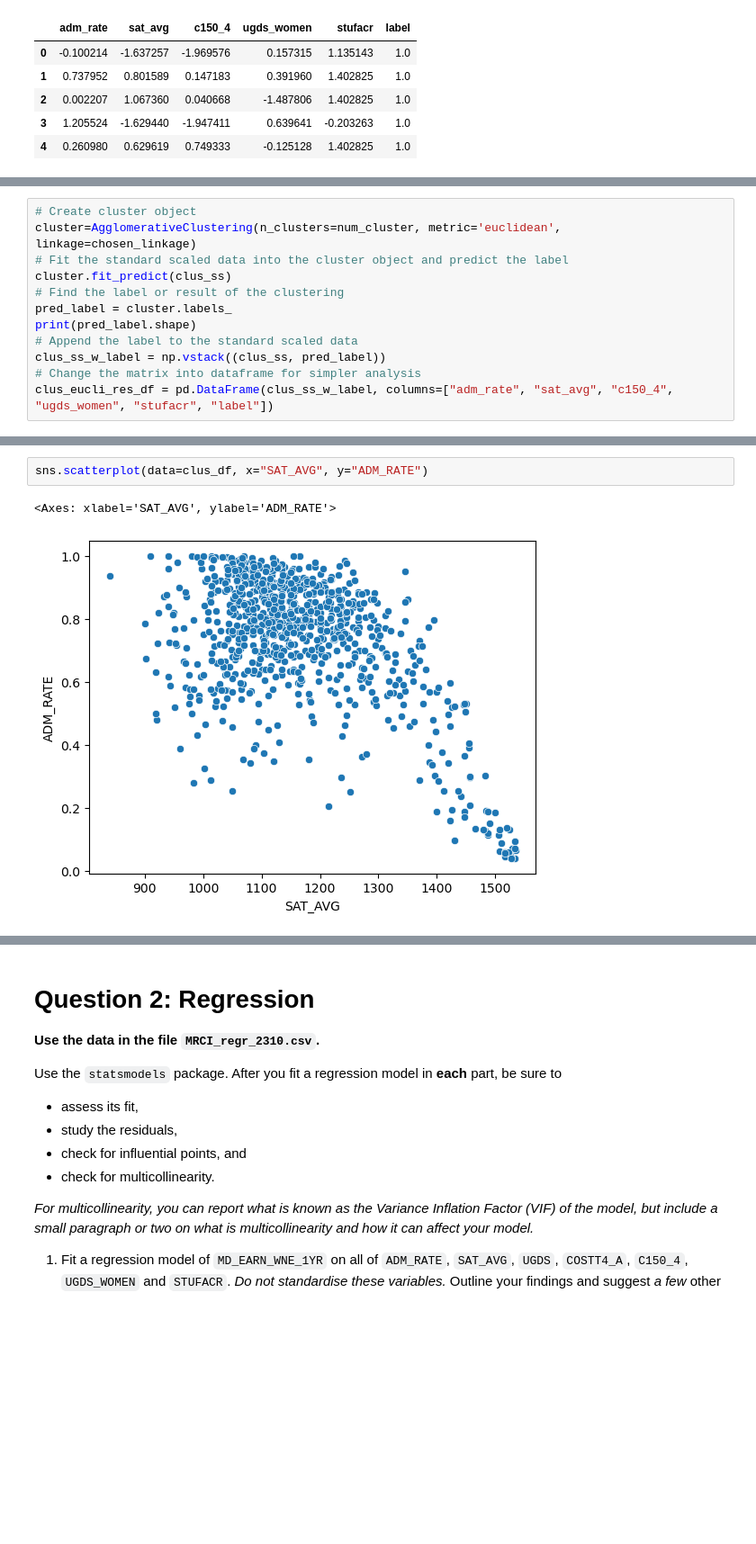
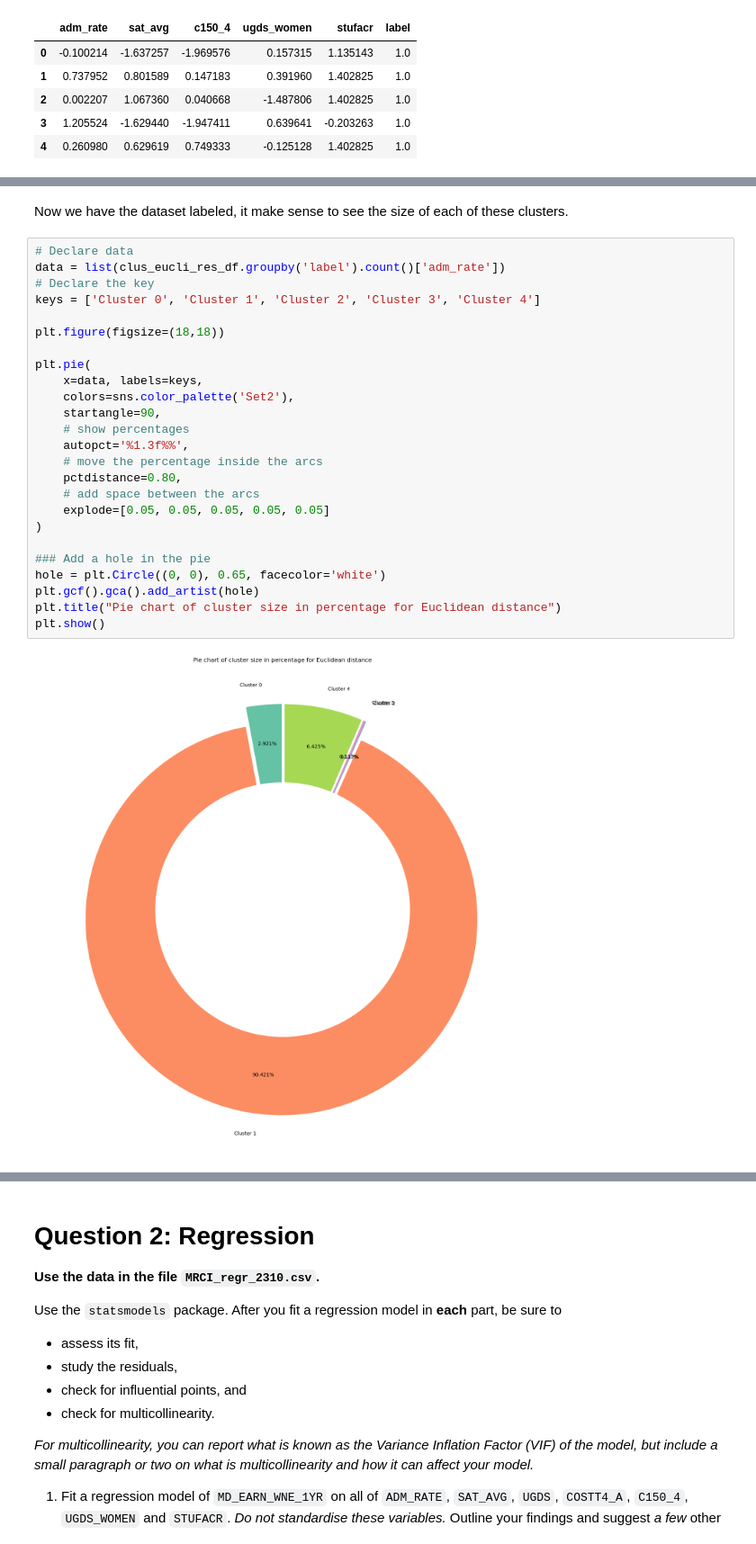
Before and after one commit to Luke-zm/Completed-Data-Courses-for-Masters, a Jupyter notebook: IND5003/take_home_exam/IND5003_THE_ZHONG_ZHIMING.ipynb, the cells around one changed output, grey strips where cells are left out. Shown at 90% size. Cells and saved outputs as stored; diff of their text form; blank space fills up the shorter version.

```diff
--- a/IND5003/take_home_exam/IND5003_THE_ZHONG_ZHIMING.ipynb
+++ b/IND5003/take_home_exam/IND5003_THE_ZHONG_ZHIMING.ipynb
@@ -513,12 +521,0 @@ clus_eucli_res_df.head()
-# %%
-# Create cluster object
-cluster=AgglomerativeClustering(n_clusters=num_cluster, metric='euclidean', linkage=chosen_linkage)
-# Fit the standard scaled data into the cluster object and predict the label
-cluster.fit_predict(clus_ss)
-# Find the label or result of the clustering
-pred_label = cluster.labels_
-print(pred_label.shape)
-# Append the label to the standard scaled data
-clus_ss_w_label = np.vstack((clus_ss, pred_label))
-# Change the matrix into dataframe for simpler analysis
-clus_eucli_res_df = pd.DataFrame(clus_ss_w_label, columns=["adm_rate", "sat_avg", "c150_4", "ugds_women", "stufacr", "label"])
@@ -662,5 +522,29 @@ sns.boxplot(x=clus_df["C150_4"])
-# %%
-sns.scatterplot(data=clus_df, x="SAT_AVG", y="ADM_RATE")
-# %% [output]
-<Axes: xlabel='SAT_AVG', ylabel='ADM_RATE'>
-[figure, removed]
+# %% [markdown]
+Now we have the dataset labeled, it make sense to see the size of each of these clusters.
+# %%
+# Declare data
+data = list(clus_eucli_res_df.groupby('label').count()['adm_rate'])
+# Declare the key
+keys = ['Cluster 0', 'Cluster 1', 'Cluster 2', 'Cluster 3', 'Cluster 4']
+
+plt.figure(figsize=(18,18))
+
+plt.pie(
+    x=data, labels=keys,
+    colors=sns.color_palette('Set2'),
+    startangle=90,
+    # show percentages
+    autopct='%1.3f%%',
+    # move the percentage inside the arcs
+    pctdistance=0.80,
+    # add space between the arcs
+    explode=[0.05, 0.05, 0.05, 0.05, 0.05]
+)
+
+### Add a hole in the pie
+hole = plt.Circle((0, 0), 0.65, facecolor='white')
+plt.gcf().gca().add_artist(hole)
+plt.title("Pie chart of cluster size in percentage for Euclidean distance")
+plt.show()
+# %% [output]
+[figure, added]
```
Also changed, not shown: parts of 82 cells of this notebook.
